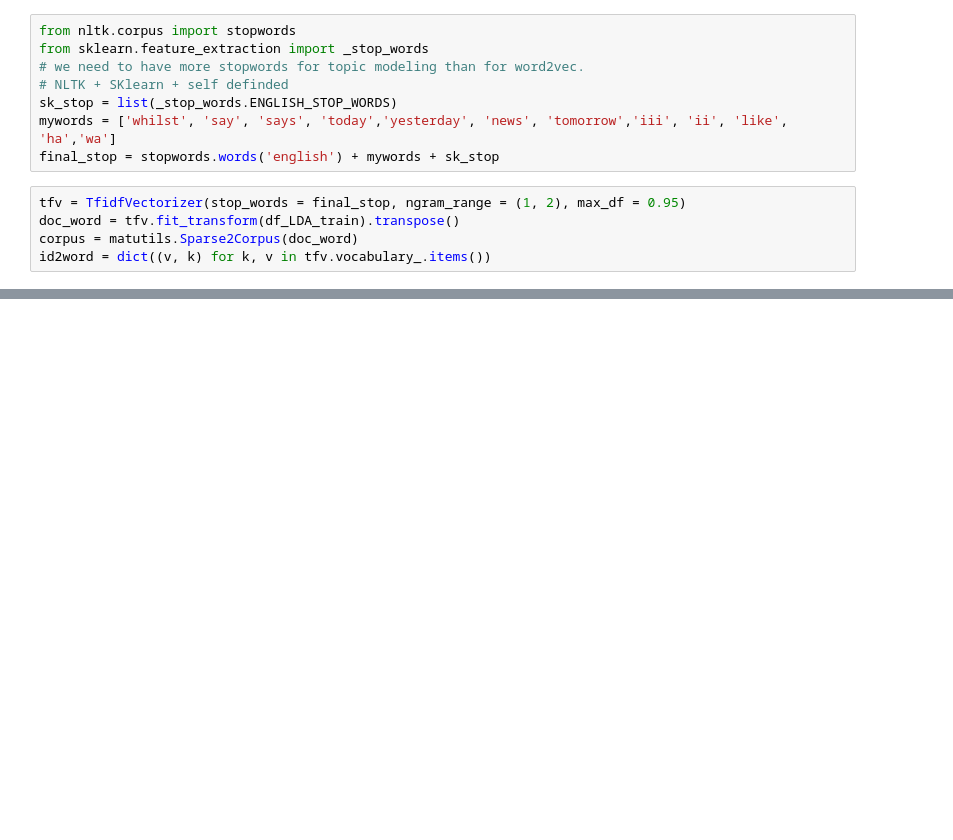
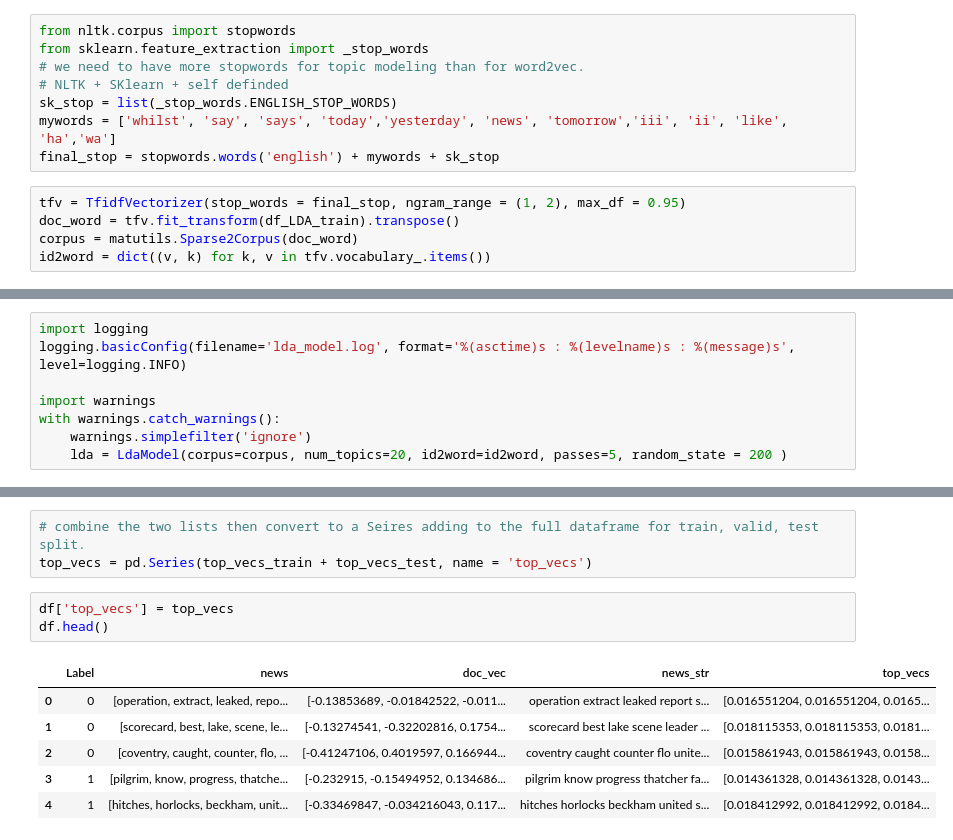
Before and after one commit to emharsha1812/Stock-Market-Prediction-IIT-Indore-Internship, a Jupyter notebook: stock_market_nlp.ipynb, the cells around one changed output, grey strips where cells are left out. Drawn from its saved outputs; the diff is of its cells as text; blank space fills up the shorter version.

```diff
--- a/stock_market_nlp.ipynb
+++ b/stock_market_nlp.ipynb
@@ -641,0 +651,8 @@ AttributeError: 'list' object has no attribute 'LdaModel'
+# %%
+import logging
+logging.basicConfig(filename='lda_model.log', format='%(asctime)s : %(levelname)s : %(message)s', level=logging.INFO)
+
+import warnings
+with warnings.catch_warnings():
+    warnings.simplefilter('ignore')
+    lda = LdaModel(corpus=corpus, num_topics=20, id2word=id2word, passes=5, random_state = 200 )
@@ -641,0 +759,13 @@ AttributeError: 'list' object has no attribute 'LdaModel'
+# %%
+# combine the two lists then convert to a Seires adding to the full dataframe for train, valid, test split.
+top_vecs = pd.Series(top_vecs_train + top_vecs_test, name = 'top_vecs')
+# %%
+df['top_vecs'] = top_vecs
+df.head()
+# %% [output]
+|  | Label | news | doc_vec | news_str | top_vecs |
+| 0 | 0 | [operation, extract, leaked, repo... | [-0.13853689, -0.01842522, -0.011... | operation extract leaked report s... | [0.016551204, 0.016551204, 0.0165... |
+| 1 | 0 | [scorecard, best, lake, scene, le... | [-0.13274541, -0.32202816, 0.1754... | scorecard best lake scene leader ... | [0.018115353, 0.018115353, 0.0181... |
+| 2 | 0 | [coventry, caught, counter, flo, ... | [-0.41247106, 0.4019597, 0.166944... | coventry caught counter flo unite... | [0.015861943, 0.015861943, 0.0158... |
+| 3 | 1 | [pilgrim, know, progress, thatche... | [-0.232915, -0.15494952, 0.134686... | pilgrim know progress thatcher fa... | [0.014361328, 0.014361328, 0.0143... |
+| 4 | 1 | [hitches, horlocks, beckham, unit... | [-0.33469847, -0.034216043, 0.117... | hitches horlocks beckham united s... | [0.018412992, 0.018412992, 0.0184... |
```
Also changed, not shown: parts of 26 cells of this notebook, 6 other files.
